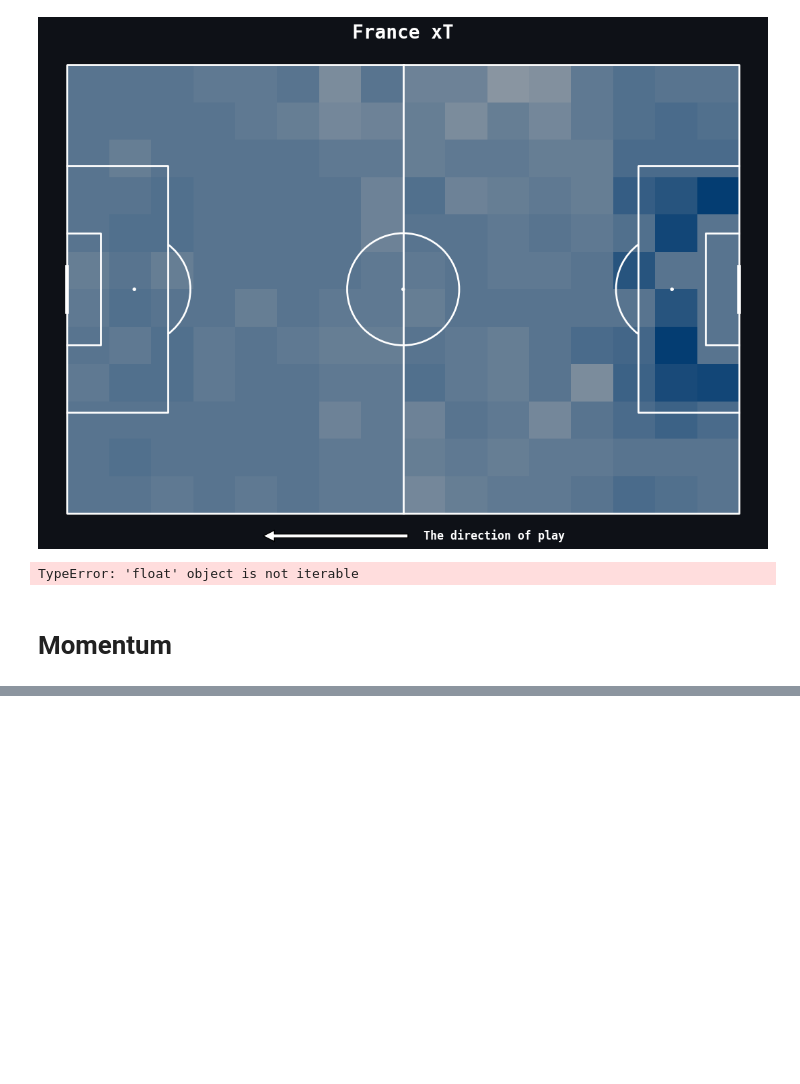
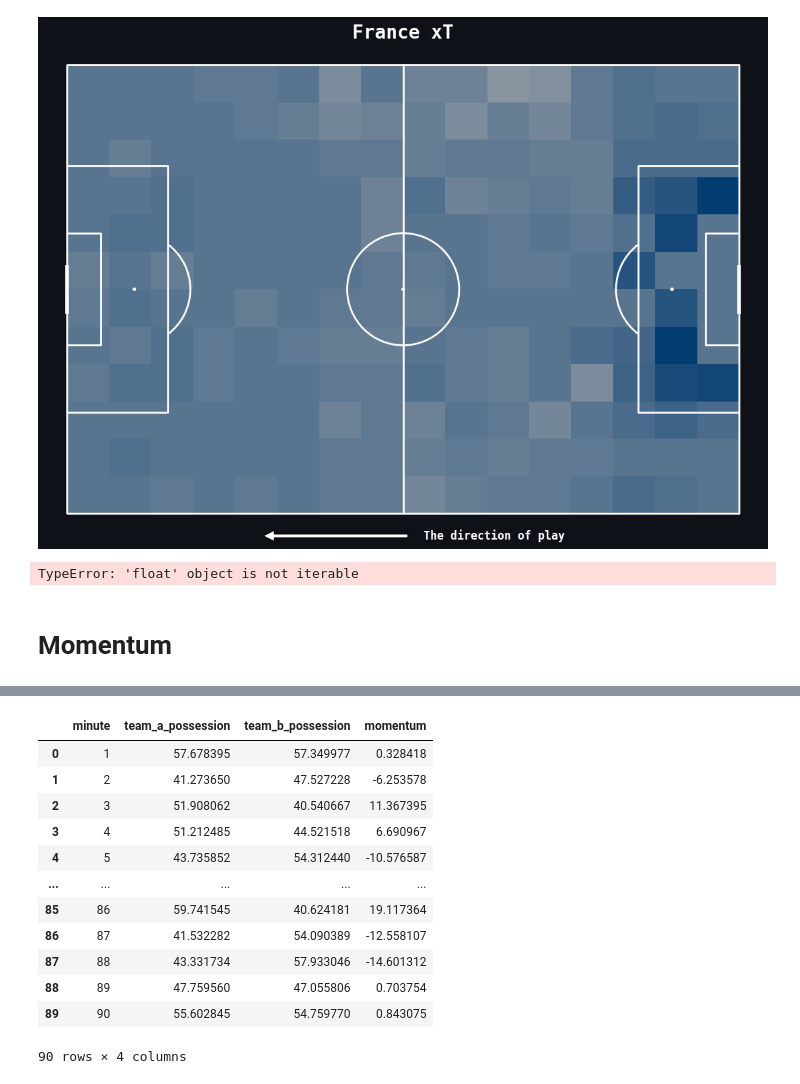
Before and after one commit to AKapich/Euro_Dashboard_Creator, a Jupyter notebook: chart_preparation.ipynb, the cells around one changed output, grey strips where cells are left out. Saved outputs shown, nothing was run; the diff lists cells and outputs as text; code cells hidden in the pictures; blank space fills up the shorter version.

```diff
--- a/chart_preparation.ipynb
+++ b/chart_preparation.ipynb
@@ -420,0 +481,16 @@ TypeError: 'float' object is not iterable
+# %%
+df
+# %% [output]
+|  | minute | team_a_possession | team_b_possession | momentum |
+| 0 | 1 | 57.678395 | 57.349977 | 0.328418 |
+| 1 | 2 | 41.273650 | 47.527228 | -6.253578 |
+| 2 | 3 | 51.908062 | 40.540667 | 11.367395 |
+| 3 | 4 | 51.212485 | 44.521518 | 6.690967 |
+| 4 | 5 | 43.735852 | 54.312440 | -10.576587 |
+| ... | ... | ... | ... | ... |
+| 85 | 86 | 59.741545 | 40.624181 | 19.117364 |
+| 86 | 87 | 41.532282 | 54.090389 | -12.558107 |
+| 87 | 88 | 43.331734 | 57.933046 | -14.601312 |
+| 88 | 89 | 47.759560 | 47.055806 | 0.703754 |
+| 89 | 90 | 55.602845 | 54.759770 | 0.843075 |
+90 rows × 4 columns
```
Also changed, not shown: parts of 4 cells of this notebook, 4 other files.
